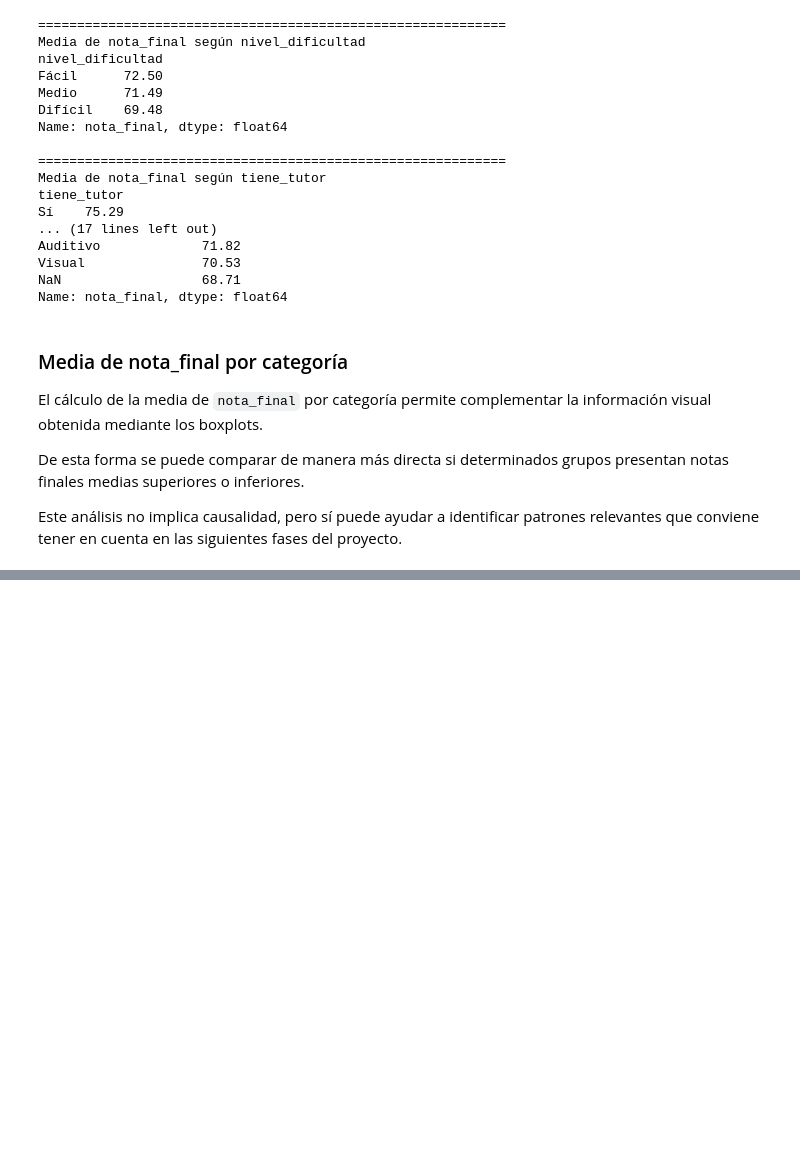
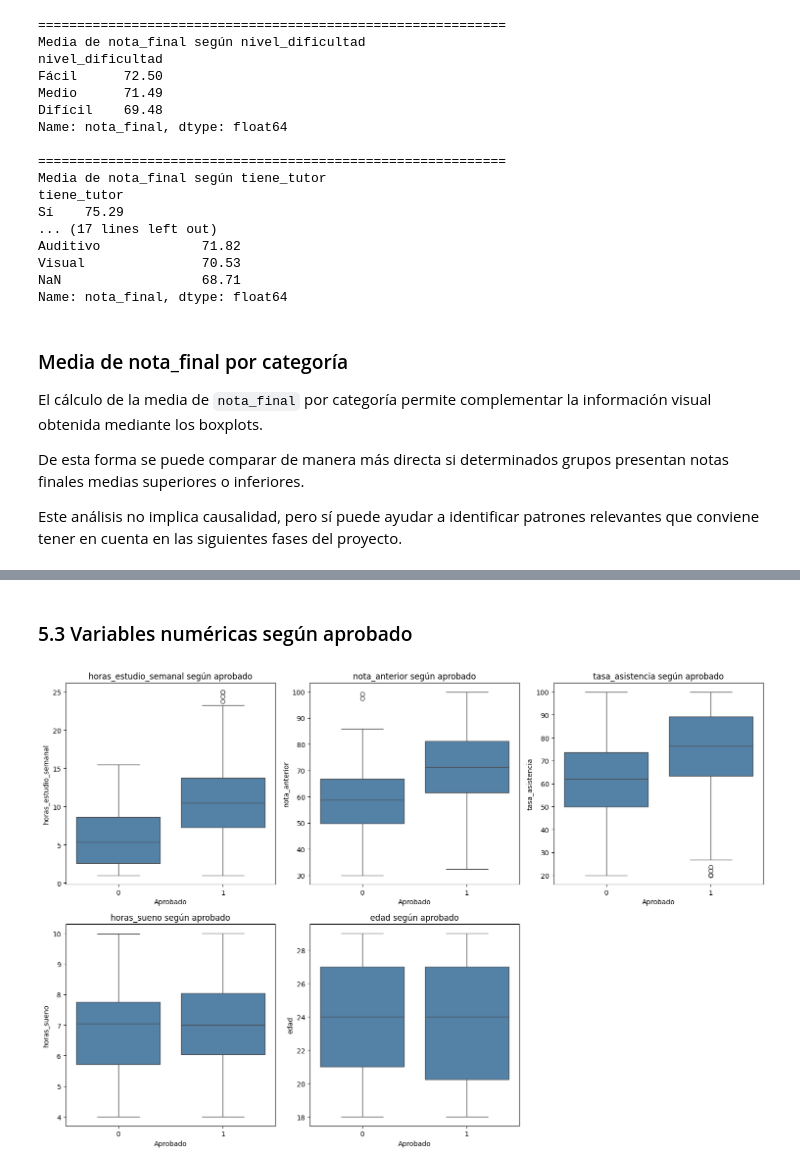
Before and after one commit to juanpamtx/Proyecto_08_DS.Machine_learning_regresion_y_clasificacion, a Jupyter notebook: Notebook/01_eda_preliminar.ipynb, the cells around one changed output, grey strips where cells are left out. Saved outputs shown, nothing was run; the diff lists cells and outputs as text; code cells hidden in the pictures; blank space fills up the shorter version.

```diff
--- a/Notebook/01_eda_preliminar.ipynb
+++ b/Notebook/01_eda_preliminar.ipynb
@@ -935,0 +977,17 @@ En conjunto, las variables que parecen tener una relación más clara con `nota_
+# %% [markdown]
+### 5.3 Variables numéricas según aprobado
+# %%
+# Boxplots de variables numéricas según la variable aprobado
+plt.figure(figsize=(15, 10))
+
+for i, columna in enumerate(variables_numericas_predictoras, 1):
+    plt.subplot(2, 3, i)
+    sns.boxplot(data=df, x="aprobado", y=columna, color="steelblue")
+    plt.title(f"{columna} según aprobado")
+    plt.xlabel("Aprobado")
+    plt.ylabel(columna)
+
+plt.tight_layout()
+plt.show()
+# %% [output]
+[figure, added]
```
Also changed, not shown: parts of 56 cells of this notebook.
